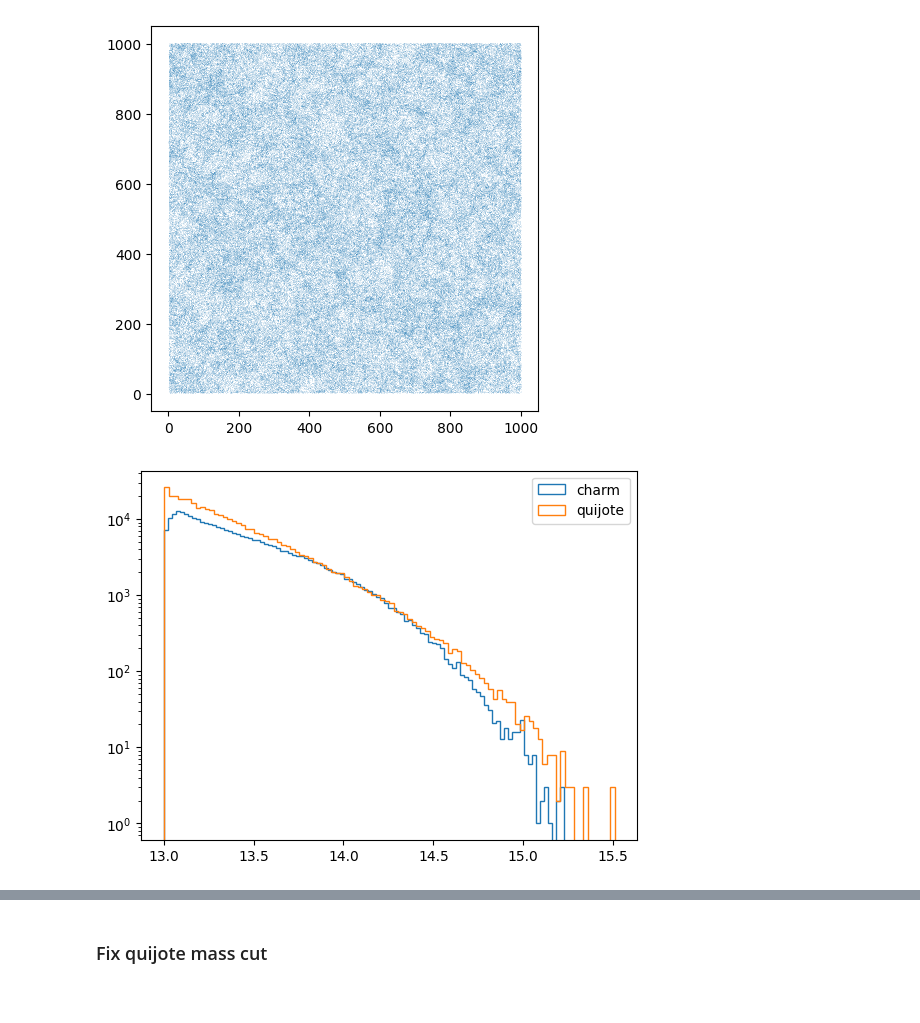
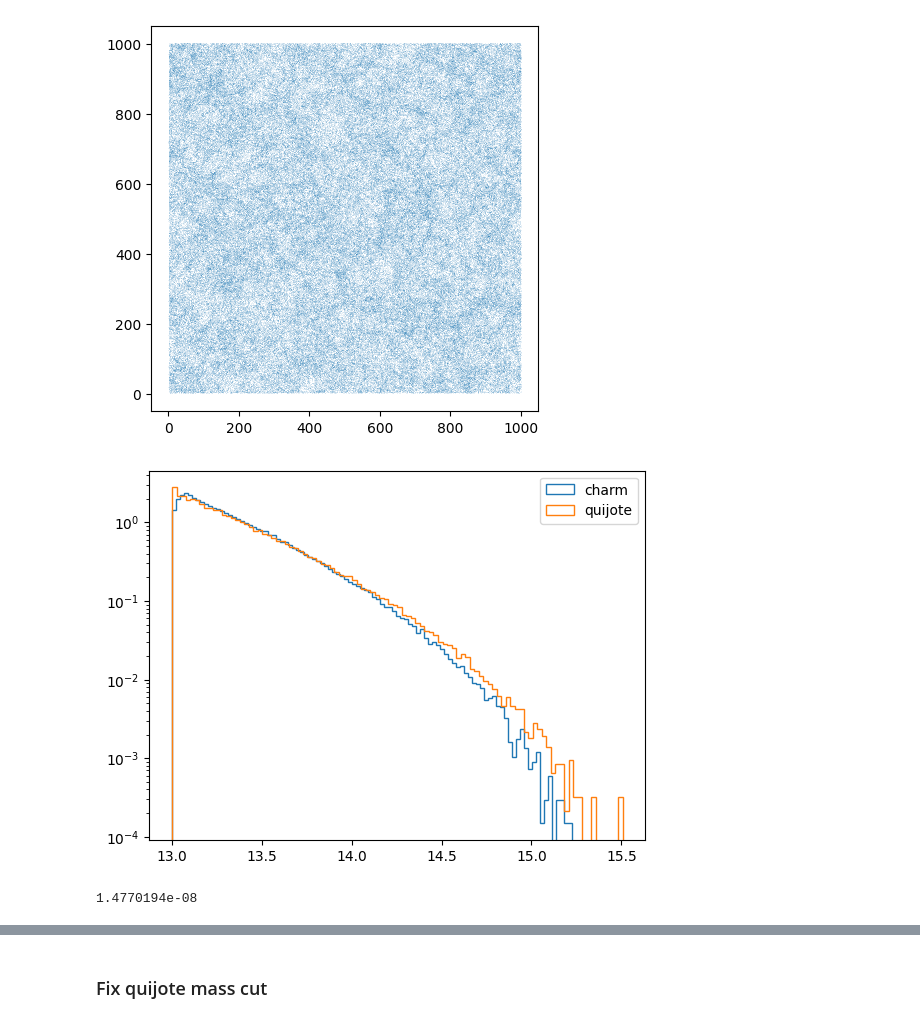
Before and after one commit to maho3/ltu-gobig, a Jupyter notebook: experiments/quijotelike/inference_quijote.ipynb, the cells around one changed output, grey strips where cells are left out. Cells and saved outputs as stored; diff of their text form; code cells hidden in the pictures.

```diff
--- a/experiments/quijotelike/inference_quijote.ipynb
+++ b/experiments/quijotelike/inference_quijote.ipynb
@@ -282,17 +317,19 @@ from cmass.bias.apply_hod import load_snapshot
 from cmass.bias.rho_to_halo import save_snapshot
 # %%
 # Train suite
-suite = 'charm_1gpch_z0.5'
-sim = 'borgpm'
+suite = 'quijotelike'
+sim = 'fastpm'
 L, N = 1000, 128
 
 
 from cmass.utils import get_source_path
 
 source_path = get_source_path(wdir, suite, sim, L, N, 3)
+print(source_path)
 
 af = 1/(1+0.5)
 lpos, lvel, lmass = load_snapshot(source_path, af)
+print(lpos.shape)
 with h5py.File(join(source_path, 'diag', 'halos.h5'), 'r') as f:
     a = list(f.keys())[-1]
     lkd = f[a]['Pk_k'][:]
@@ -327,11 +366,15 @@ ax.plot(qpos[:,0], qpos[:,1], ',', alpha=0.1)
 [figure]
 # %%
 plt.semilogy()
-plt.hist(lmass, bins=100, histtype='step', label='charm')
-plt.hist(qmass, bins=100, histtype='step', label='quijote')
+plt.hist(lmass, bins=100, histtype='step', label='charm', density=True)
+plt.hist(qmass, bins=100, histtype='step', label='quijote', density=True)
 plt.legend();
 # %% [output]
-[figure, old version]
+[figure, new version]
+# %%
+ldelta.mean()
+# %% [output]
+1.4770194e-08
 # %%
 from cmass.diagnostics.tools import MA, MAz, calcPk
 
```
Also changed, not shown: parts of 16 cells of this notebook, 1 other file.
